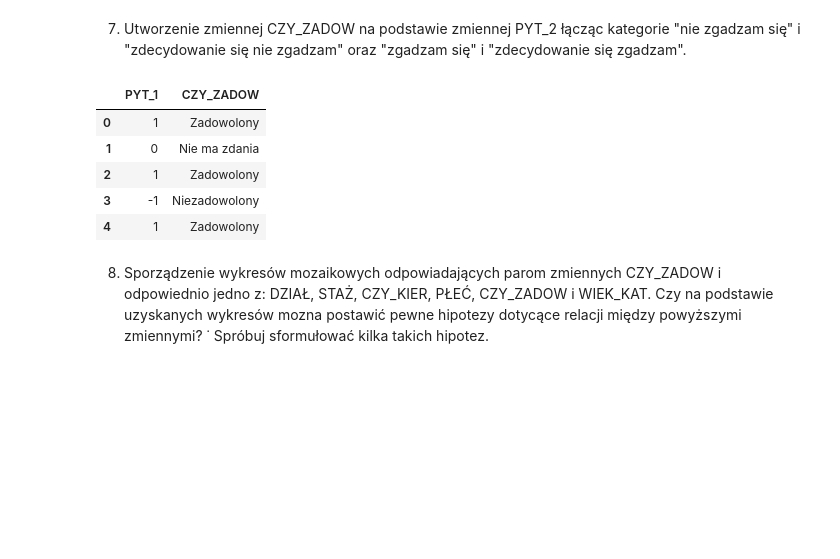
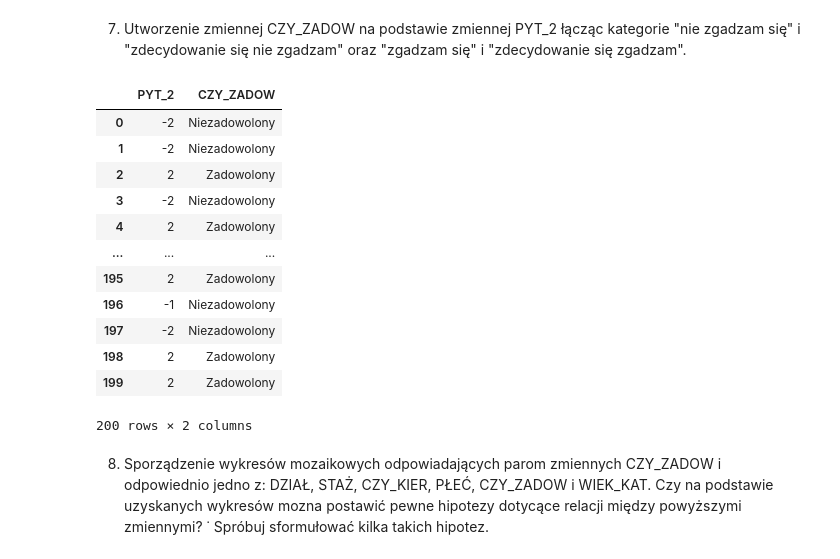
Before and after one commit to AmeliaBieda/Analiza_DA, a Jupyter notebook: lista1ADA.ipynb, the cells around one changed output. Cells and saved outputs as stored; diff of their text form; code cells hidden in the pictures; blank space fills up the shorter version.

```diff
--- a/lista1ADA.ipynb
+++ b/lista1ADA.ipynb
@@ -185,18 +185,25 @@ PYT_2
 7. Utworzenie zmiennej CZY_ZADOW na podstawie zmiennej PYT_2 łącząc kategorie "nie zgadzam się" i "zdecydowanie się nie zgadzam" oraz "zgadzam się" i "zdecydowanie się zgadzam".
 # %%
 ankieta["CZY_ZADOW"] = pd.cut(
-    ankieta["PYT_1"],
-    bins=[-2.5, -0.5, 0.5, 2.5],
-    labels=["Niezadowolony", "Nie ma zdania", "Zadowolony"],
+    ankieta["PYT_2"],
+    bins=[-2.5, 0, 2.5],
+    labels=["Niezadowolony", "Zadowolony"],
 )
-ankieta[["PYT_1", "CZY_ZADOW"]].head()
+ankieta[["PYT_2", "CZY_ZADOW"]]
 # %% [output]
-|  | PYT_1 | CZY_ZADOW |
-| 0 | 1 | Zadowolony |
-| 1 | 0 | Nie ma zdania |
-| 2 | 1 | Zadowolony |
-| 3 | -1 | Niezadowolony |
-| 4 | 1 | Zadowolony |
+|  | PYT_2 | CZY_ZADOW |
+| 0 | -2 | Niezadowolony |
+| 1 | -2 | Niezadowolony |
+| 2 | 2 | Zadowolony |
+| 3 | -2 | Niezadowolony |
+| 4 | 2 | Zadowolony |
+| ... | ... | ... |
+| 195 | 2 | Zadowolony |
+| 196 | -1 | Niezadowolony |
+| 197 | -2 | Niezadowolony |
+| 198 | 2 | Zadowolony |
+| 199 | 2 | Zadowolony |
+200 rows × 2 columns
 # %% [markdown]
 8. Sporządzenie wykresów mozaikowych odpowiadających parom zmiennych CZY_ZADOW i odpowiednio jedno z: DZIAŁ, STAŻ, CZY_KIER, PŁEĆ, CZY_ZADOW i WIEK_KAT.
 Czy na podstawie uzyskanych wykresów mozna postawić pewne hipotezy dotycące relacji między powyższymi zmiennymi? ˙
```
Also changed, not shown: parts of 14 cells of this notebook.
